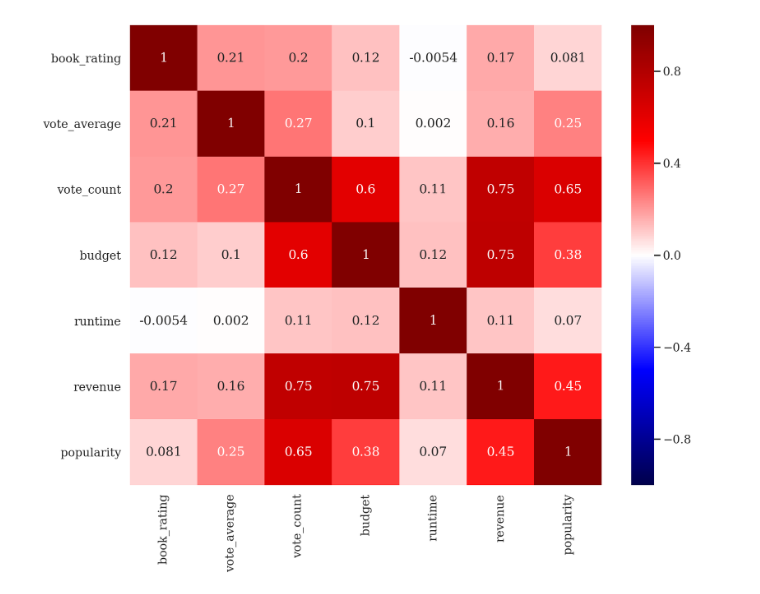
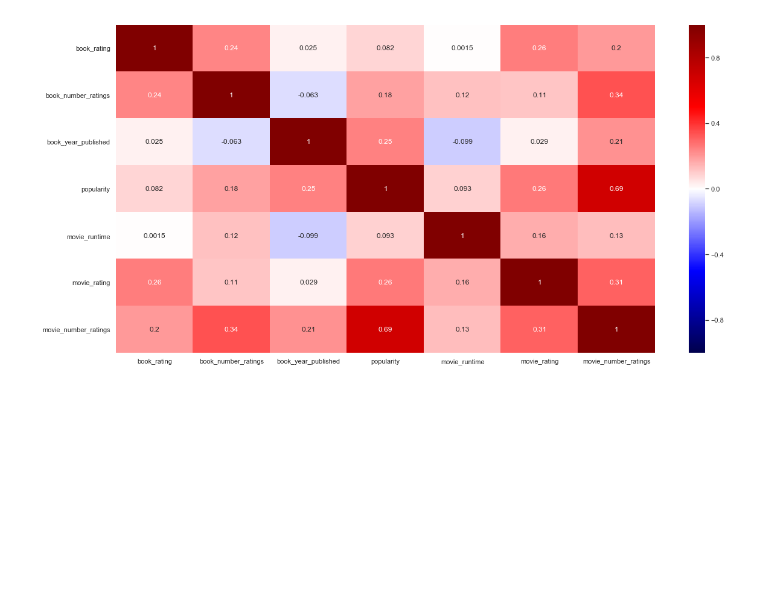
Before and after one commit to natashaborders-zz/Book_to_Movie_Ratings_Predictions, a Jupyter notebook: Analysis_Workbooks/Book_To_Movie_Analysis.ipynb, the cells around one changed output. Drawn from its saved outputs; the diff is of its cells as text; code cells hidden in the pictures; blank space fills up the shorter version.

```diff
--- a/Analysis_Workbooks/Book_To_Movie_Analysis.ipynb
+++ b/Analysis_Workbooks/Book_To_Movie_Analysis.ipynb
@@ -22,0 +14,2 @@ with open('book_movie_data.pkl', 'rb') as f:
+# %%
+book_movie = pd.read_csv('book_movie_database.csv')
@@ -22,0 +34,6 @@ with open('book_movie_data.pkl', 'rb') as f:
+# %%
+#Getting genres as columns to expand the dataframe.
+
+g = book_movie['genres']
+from ast import literal_eval
+g = g.apply(literal_eval)
@@ -22,0 +60,6 @@ with open('book_movie_data.pkl', 'rb') as f:
+# %%
+genre1 = []
+for i, name in enumerate(d[0]['name'] for d in g):
+    genre1.append(name)
+# %%
+book_movie['main_genre'] = genre1
@@ -119,6 +142,6 @@ bk_mv.corr()
 # %%
-plt.figure(figsize = (15,12))
-
-sns.heatmap(bk_mv.corr(), cmap="seismic", annot=True, vmin=-1, vmax=1);
+sns.set(font_scale=1)
+plt.figure(figsize=(20,10))
+sns.heatmap(book_movie.corr(), cmap="seismic", annot=True, vmin=-1, vmax=1);
 # %% [output]
-[figure, old version]
+[figure, new version]
```
Also changed, not shown: parts of 24 cells of this notebook, 11 other files.
